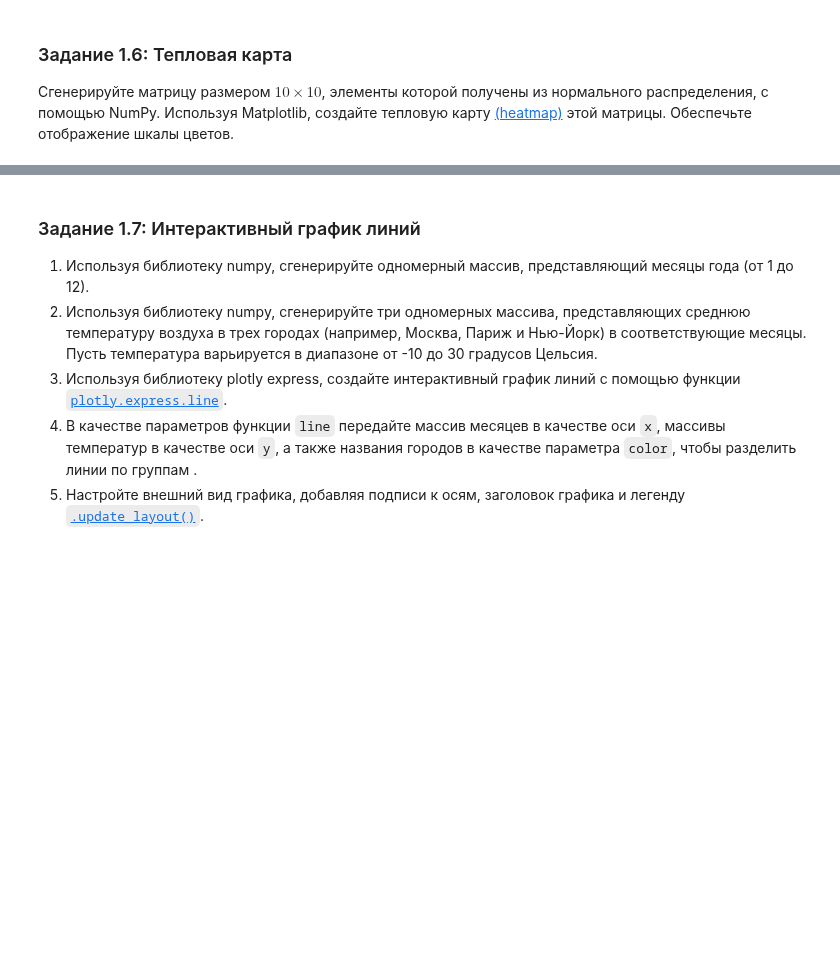
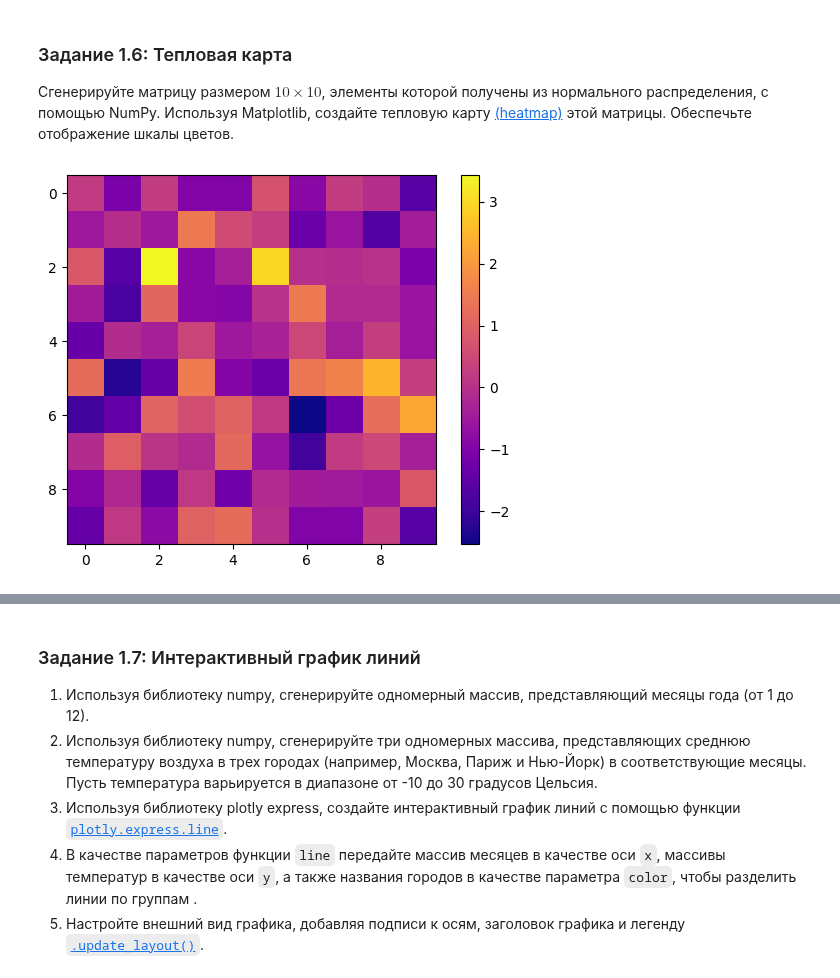
Before and after one commit to ilyak0n/comp_math, a Jupyter notebook: 3. Библиотеки Matplotlib, Plotly/Практическая_работа_№3_Matplotlib_Plotly.ipynb, the cells around one changed output, grey strips where cells are left out. Drawn from its saved outputs; the diff is of its cells as text; code cells hidden in the pictures; blank space fills up the shorter version.

```diff
--- a/3. Библиотеки Matplotlib, Plotly/Практическая_работа_№3_Matplotlib_Plotly.ipynb
+++ b/3. Библиотеки Matplotlib, Plotly/Практическая_работа_№3_Matplotlib_Plotly.ipynb
@@ -117,3 +119,14 @@ plt.show()
+# %%
+import matplotlib.pyplot as plt
+import numpy as np
+
+matr = np.random.randn(10, 10)
+
+plt.imshow(matr, cmap='plasma')
+plt.colorbar()
+plt.show()
+# %% [output]
+[figure, added]
 # %% [markdown]
 ![image.png](embedded-picture-1)
 # %% [markdown]
```
Also changed, not shown: parts of 4 cells of this notebook.
